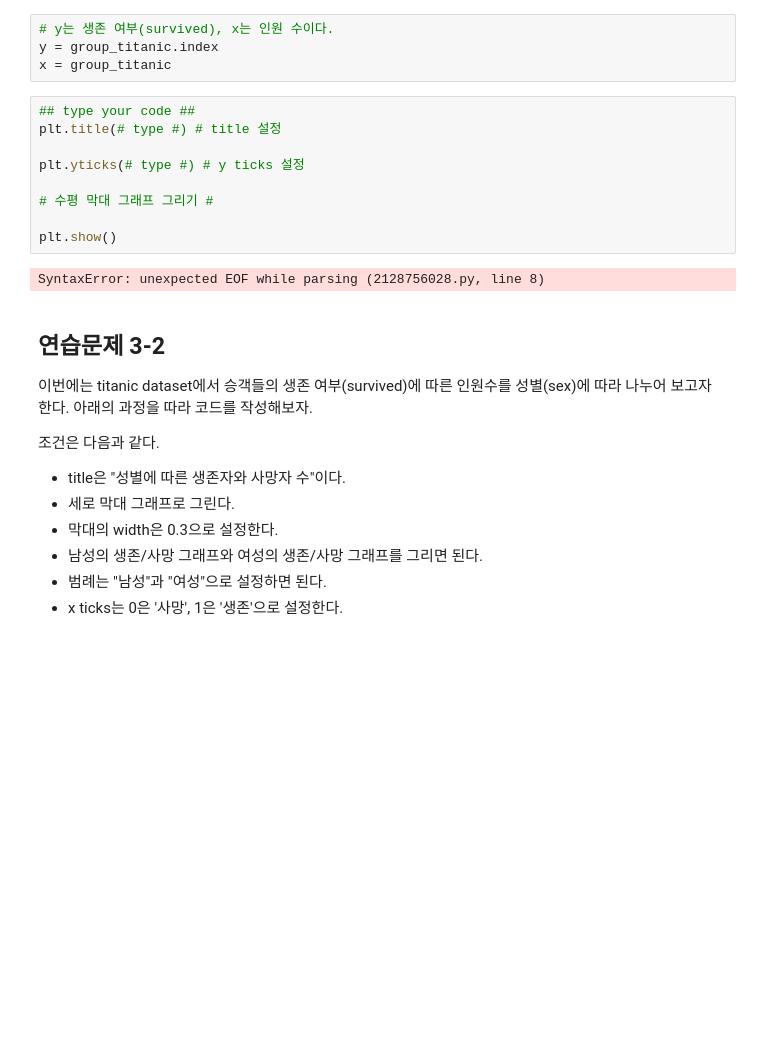
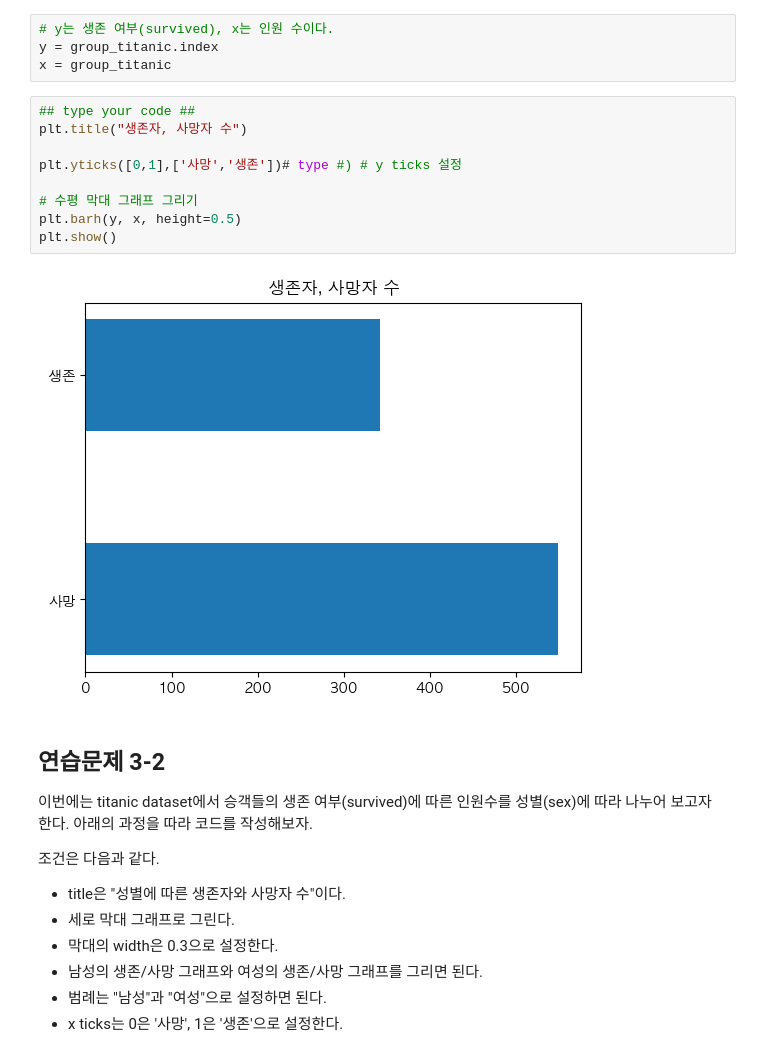
Before and after one commit to Meonu/AI-Bigdata-Study, a Jupyter notebook: practice/3. data_visualization_1.ipynb, the cells around one changed output. Drawn from its saved outputs; the diff is of its cells as text; blank space fills up the shorter version.

```diff
--- a/practice/3. data_visualization_1.ipynb
+++ b/practice/3. data_visualization_1.ipynb
@@ -819,15 +819,15 @@ y = group_titanic.index
 x = group_titanic
 # %%
 ## type your code ##
-plt.title(# type #) # title 설정
+plt.title("생존자, 사망자 수")
 
-plt.yticks(# type #) # y ticks 설정
+plt.yticks([0,1],['사망','생존'])# type #) # y ticks 설정
 
-# 수평 막대 그래프 그리기 #
-
+# 수평 막대 그래프 그리기
+plt.barh(y, x, height=0.5)
 plt.show()
 # %% [output]
-SyntaxError: unexpected EOF while parsing (2128756028.py, line 8)
+[figure, added]
 # %% [markdown]
 ## 연습문제 3-2
 
```
Also changed, not shown: parts of 4 cells of this notebook.
